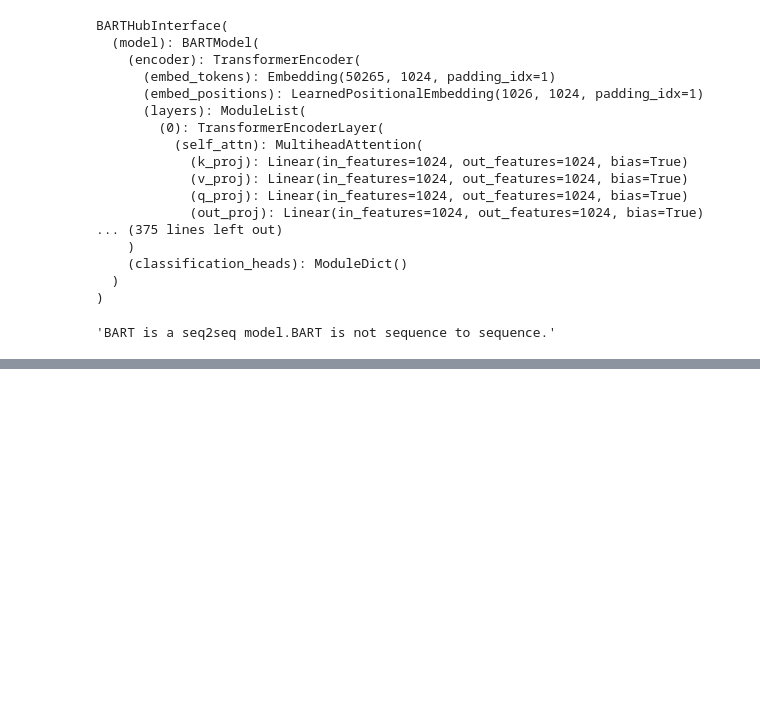
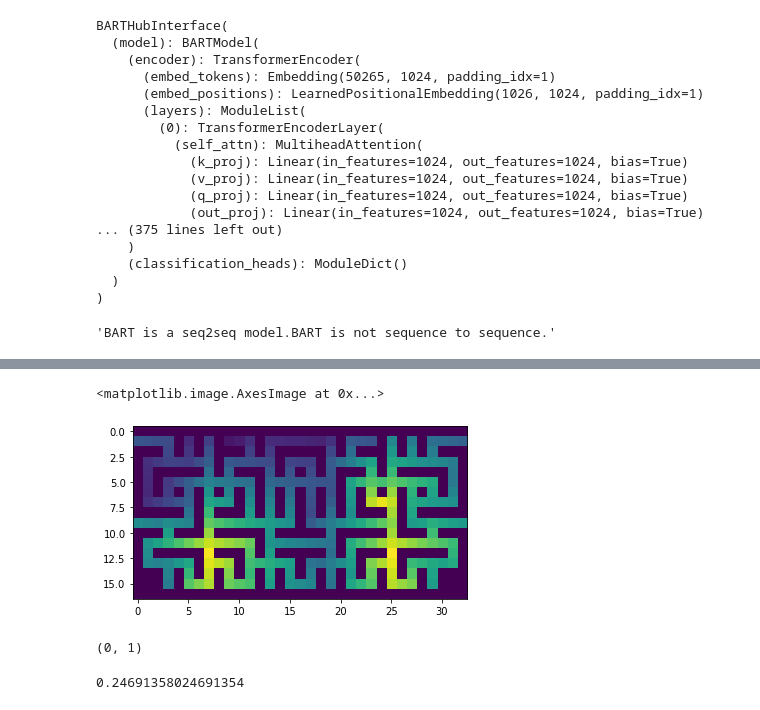
Before and after one commit to carlos-gemmell/Glasgow-NLP, a Jupyter notebook: notebooks/playground.ipynb, the cells around one changed output, grey strips where cells are left out. Cells and saved outputs as stored; diff of their text form; code cells hidden in the pictures; blank space fills up the shorter version.

```diff
--- a/notebooks/playground.ipynb
+++ b/notebooks/playground.ipynb
@@ -1287,0 +1729,5 @@ bart.decode(tokens)
+# %%
+plt.imshow(value_fn.value_grid)
+# %% [output]
+<matplotlib.image.AxesImage at 0x...>
+[figure, added]
@@ -1287,0 +1736,8 @@ bart.decode(tokens)
+# %%
+foo.pop(foo.index((0,1)))
+# %% [output]
+(0, 1)
+# %%
+sum(np.var([(1,2),(1,3),(1,2),(1,3),(1,2),(1,3),(1,2),(1,3),(1,2)], axis=0))
+# %% [output]
+0.24691358024691354
```
Also changed, not shown: parts of 87 cells of this notebook, 5 other files.
